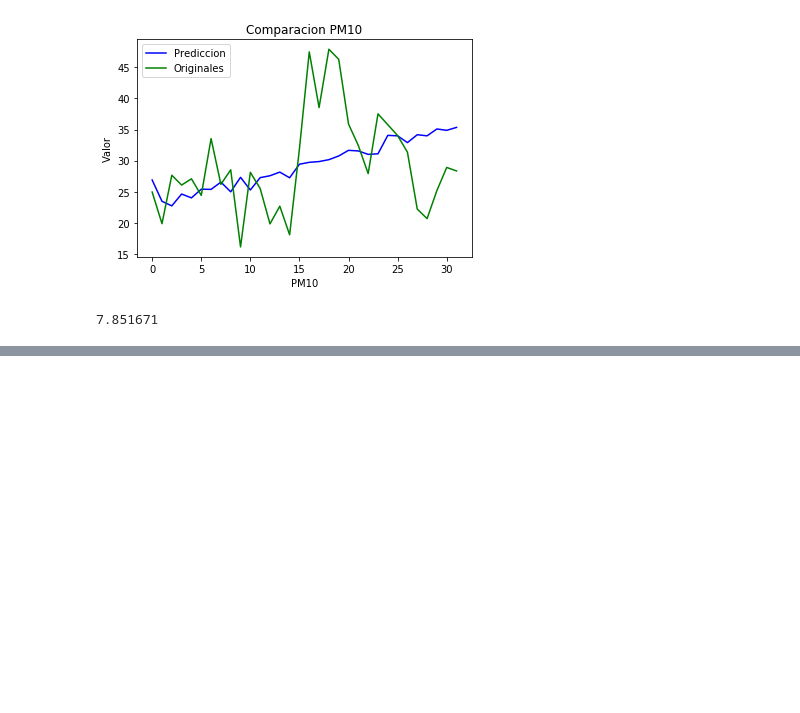
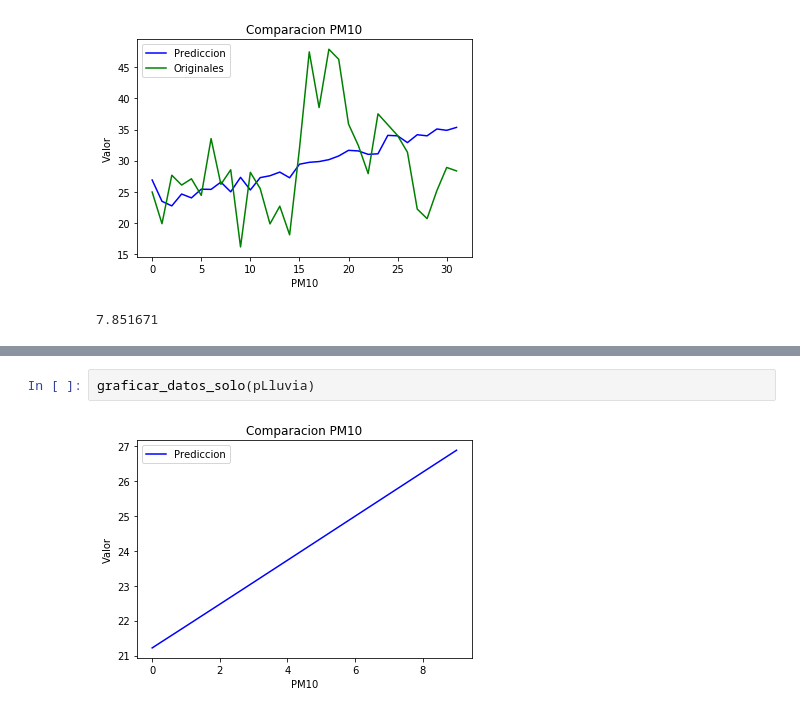
Before and after one commit to cchaparro/LTSM_Cali, a Jupyter notebook: Evaluacion/Evaluacion-flora_porcentaje.ipynb, the cells around one changed output, grey strips where cells are left out. Cells and saved outputs as stored; diff of their text form; blank space fills up the shorter version.

```diff
--- a/Evaluacion/Evaluacion-flora_porcentaje.ipynb
+++ b/Evaluacion/Evaluacion-flora_porcentaje.ipynb
@@ -244,0 +340,4 @@ rmse(salida, dataOriginalPM10.iloc[rango_inferior:rango_superior, 1].values)
+# %%
+graficar_datos_solo(pLluvia)
+# %% [output]
+[figure, added]
```
Also changed, not shown: parts of 13 cells of this notebook, 2 other files.
